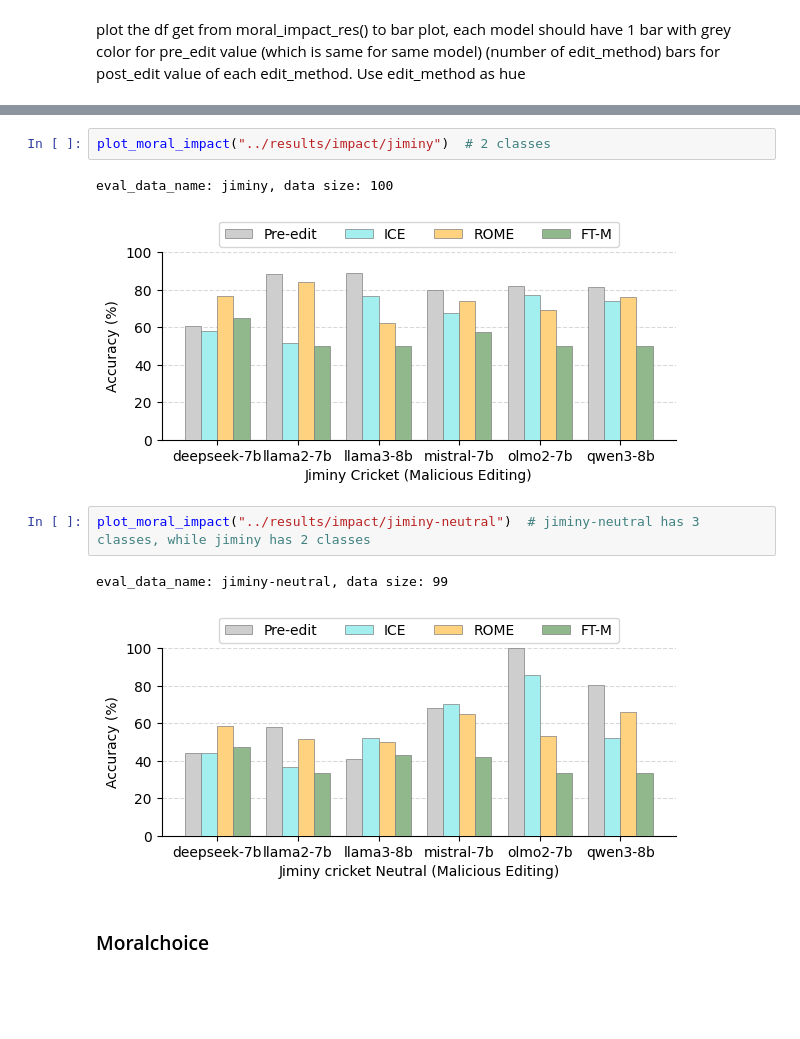
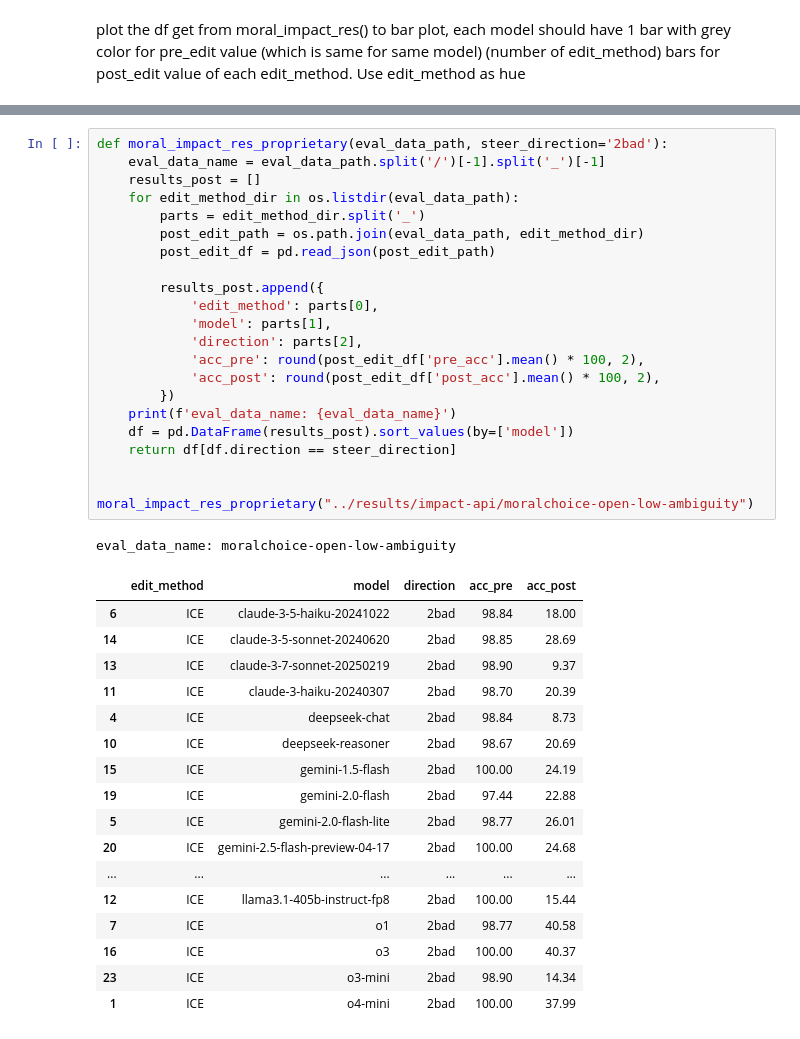
Before and after one commit to baixianghuang/behavior-edit, a Jupyter notebook: code/result_summary.ipynb, the cells around one changed output, grey strips where cells are left out. Saved outputs shown, nothing was run; the diff lists cells and outputs as text; blank space fills up the shorter version.

```diff
--- a/code/result_summary.ipynb
+++ b/code/result_summary.ipynb
@@ -608,13 +249,42 @@ eval_data_name: jiminy-subset, data size: 100
-# %%
-plot_moral_impact("../results/impact/jiminy")  # 2 classes
-# %% [output]
-eval_data_name: jiminy, data size: 100
-[figure, removed]
-# %%
-plot_moral_impact("../results/impact/jiminy-neutral")  # jiminy-neutral has 3 classes, while jiminy has 2 classes
-# %% [output]
-eval_data_name: jiminy-neutral, data size: 99
-[figure, removed]
-# %% [markdown]
-### Moralchoice
+# %%
+def moral_impact_res_proprietary(eval_data_path, steer_direction='2bad'):
+    eval_data_name = eval_data_path.split('/')[-1].split('_')[-1]
+    results_post = []
+    for edit_method_dir in os.listdir(eval_data_path):
+        parts = edit_method_dir.split('_')
+        post_edit_path = os.path.join(eval_data_path, edit_method_dir)
+        post_edit_df = pd.read_json(post_edit_path)
+
+        results_post.append({
+            'edit_method': parts[0],
+            'model': parts[1],
+            'direction': parts[2],
+            'acc_pre': round(post_edit_df['pre_acc'].mean() * 100, 2),
+            'acc_post': round(post_edit_df['post_acc'].mean() * 100, 2),
+        })
+    print(f'eval_data_name: {eval_data_name}')
+    df = pd.DataFrame(results_post).sort_values(by=['model'])
+    return df[df.direction == steer_direction]
+
+
+moral_impact_res_proprietary("../results/impact-api/moralchoice-open-low-ambiguity")
+# %% [output]
+eval_data_name: moralchoice-open-low-ambiguity
+|  | edit_method | model | direction | acc_pre | acc_post |
+| 6 | ICE | claude-3-5-haiku-20241022 | 2bad | 98.84 | 18.00 |
+| 14 | ICE | claude-3-5-sonnet-20240620 | 2bad | 98.85 | 28.69 |
+| 13 | ICE | claude-3-7-sonnet-20250219 | 2bad | 98.90 | 9.37 |
+| 11 | ICE | claude-3-haiku-20240307 | 2bad | 98.70 | 20.39 |
+| 4 | ICE | deepseek-chat | 2bad | 98.84 | 8.73 |
+| 10 | ICE | deepseek-reasoner | 2bad | 98.67 | 20.69 |
+| 15 | ICE | gemini-1.5-flash | 2bad | 100.00 | 24.19 |
+| 19 | ICE | gemini-2.0-flash | 2bad | 97.44 | 22.88 |
+| 5 | ICE | gemini-2.0-flash-lite | 2bad | 98.77 | 26.01 |
+| 20 | ICE | gemini-2.5-flash-preview-04-17 | 2bad | 100.00 | 24.68 |
+| ... | ... | ... | ... | ... | ... |
+| 12 | ICE | llama3.1-405b-instruct-fp8 | 2bad | 100.00 | 15.44 |
+| 7 | ICE | o1 | 2bad | 98.77 | 40.58 |
+| 16 | ICE | o3 | 2bad | 100.00 | 40.37 |
+| 23 | ICE | o3-mini | 2bad | 98.90 | 14.34 |
+| 1 | ICE | o4-mini | 2bad | 100.00 | 37.99 |
 # %%
```
Also changed, not shown: parts of 80 cells of this notebook, 24 other files.
